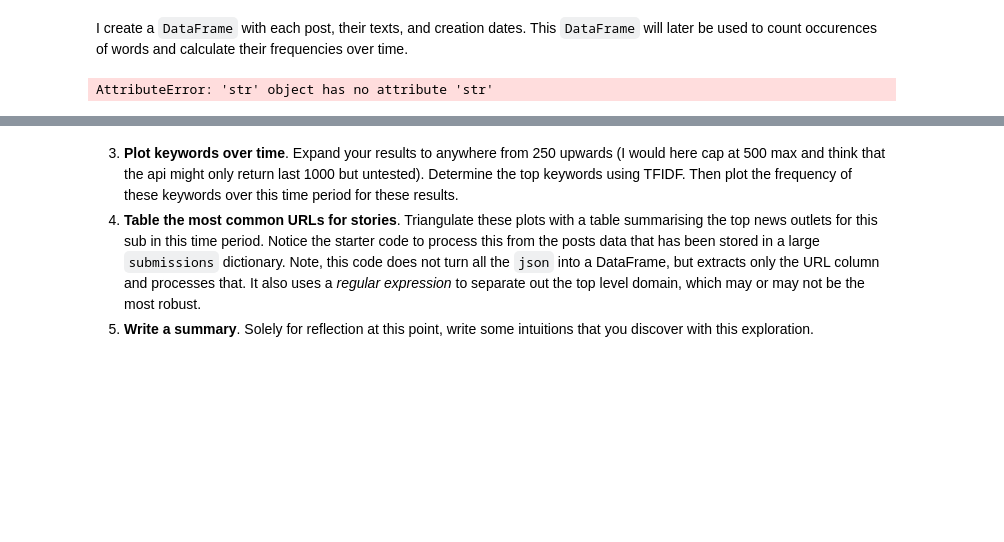
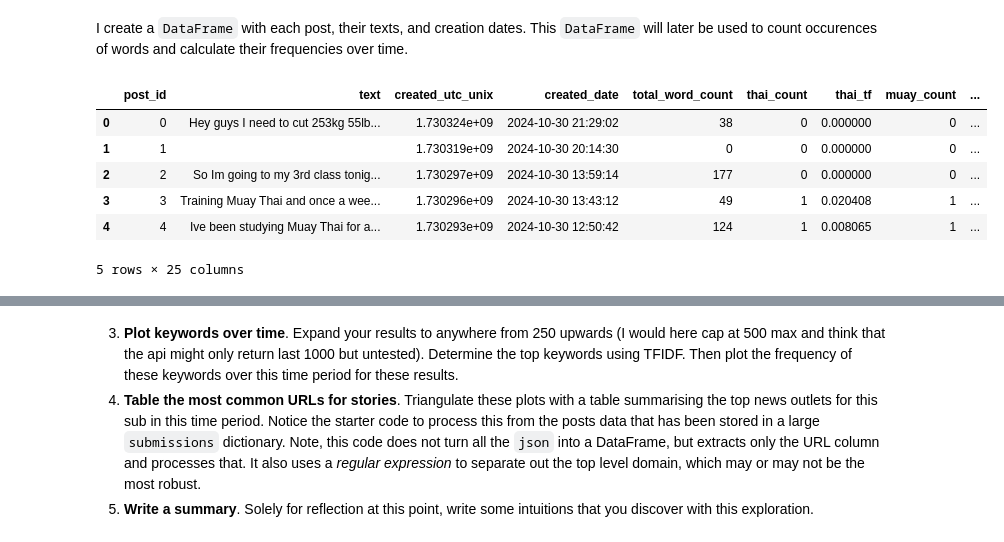
Before and after one commit to MatteoLarrode/oii-fsds-textanalysis, a Jupyter notebook: MartialArtsRedditAnalysis.ipynb, the cells around one changed output, grey strips where cells are left out. Saved outputs shown, nothing was run; the diff lists cells and outputs as text; code cells hidden in the pictures; blank space fills up the shorter version.

```diff
--- a/MartialArtsRedditAnalysis.ipynb
+++ b/MartialArtsRedditAnalysis.ipynb
@@ -135,30 +135,45 @@ I create a `DataFrame` with each post, their texts, and creation dates. This `Da
 # %%
 data = []
 
 for i in range(len(submissions['MuayThai'])):
     # Collect each post's data into a dictionary
     post_data = {
         'post_id': i,  # or use submissions['MuayThai'][i]['id'] if available
         'text': submissions['MuayThai'][i]['selftext'],
         'created_utc_unix': submissions['MuayThai'][i]['created_utc'],
     }
 
+    # Remove punctuation from the text
+    post_data['text'] = remove_punctuation(post_data['text'])
+
     # Get creation date of the post
     post_data['created_date'] = datetime.fromtimestamp(post_data['created_utc_unix'], tz=timezone.utc).strftime('%Y-%m-%d %H:%M:%S')
 
     # Calculate total word count for each post
-    post_data['total_word_count'] = post_data['text'].str.split().str.len()
+    post_data['total_word_count'] = len(post_data['text'].split())
 
     # Count occurrences and TF of each top term in the post text
     for term in results['MuayThai']['top_terms']['term']:
         post_data[f'{term}_count'] = post_data['text'].lower().split().count(term.lower())
-        post_data[f'{term}_tf'] = post_data[f'{term}_count'] / post_data['total_word_count']
 
+        # Calculate term frequency, taking posts with no text into account
+        if post_data['total_word_count'] > 0:
+            post_data[f'{term}_tf'] = post_data[f'{term}_count'] / post_data['total_word_count']
+        else:
+            post_data[f'{term}_tf'] = 0.0  # Assign 0.0 if total_word_count is zero
 
     data.append(post_data)  # Append the dictionary to the list
 
 
 # Create a DataFrame from the list of dictionaries
 word_freq_muaythai_df = pd.DataFrame(data)
+
+word_freq_muaythai_df.head()
 # %% [output]
+|  | post_id | text | created_utc_unix | created_date | total_word_count | thai_count | thai_tf | muay_count | ... |
+| 0 | 0 | Hey guys I need to cut 253kg 55lb... | 1.730324e+09 | 2024-10-30 21:29:02 | 38 | 0 | 0.000000 | 0 | ... |
+| 1 | 1 |  | 1.730319e+09 | 2024-10-30 20:14:30 | 0 | 0 | 0.000000 | 0 | ... |
+| 2 | 2 | So Im going to my 3rd class tonig... | 1.730297e+09 | 2024-10-30 13:59:14 | 177 | 0 | 0.000000 | 0 | ... |
+| 3 | 3 | Training Muay Thai and once a wee... | 1.730296e+09 | 2024-10-30 13:43:12 | 49 | 1 | 0.020408 | 1 | ... |
+| 4 | 4 | Ive been studying Muay Thai for a... | 1.730293e+09 | 2024-10-30 12:50:42 | 124 | 1 | 0.008065 | 1 | ... |
-AttributeError: 'str' object has no attribute 'str'
+5 rows × 25 columns
```
Also changed, not shown: parts of 3 cells of this notebook, 1 other file.
